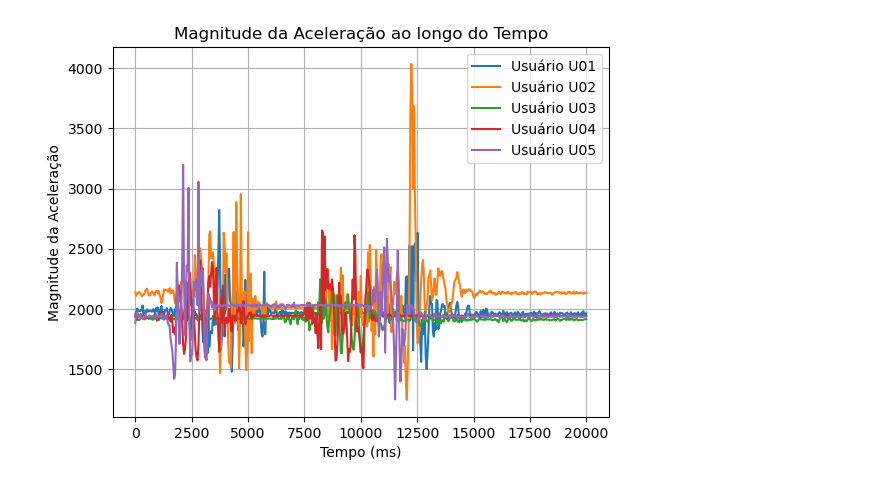
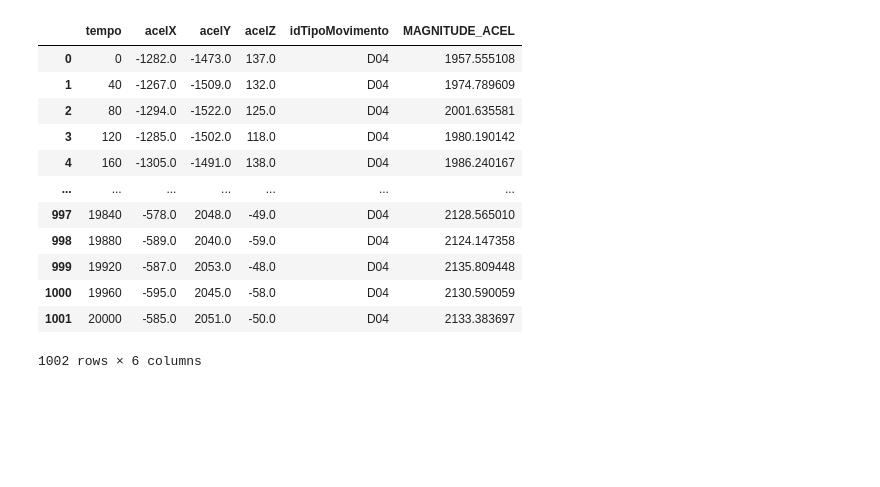
Before and after one commit to juliaborgess18/classificador-de-padroes-de-mobilidade, a Jupyter notebook: src/ml/D04.ipynb, the cells around one changed output. Cells and saved outputs as stored; diff of their text form; code cells hidden in the pictures; blank space fills up the shorter version.

```diff
--- a/src/ml/D04.ipynb
+++ b/src/ml/D04.ipynb
@@ -40,46 +45,57 @@ for i in range(1,6):
         if os.path.exists(file_path_fall):
             dataframe = pd.read_csv(file_path_fall)
             dataframe['idUsuario'] = f'U{i:02d}'
             dataframe['idTipoMovimento'] = f'F{j:02d}'
             dfs.append(dataframe)
 
 dataframe = pd.concat(dfs, ignore_index=True)
 
 movimentos_formatados = {"D01":"Caminhando",
 "D02":"Correndo",
-"D03":"Subindo e descendo escadas",
+# "D03":"Subindo e descendo escadas", nao possui no dataset
 "D04":"Sentando em uma cadeira, esperar um momento e levantar-se",
 "D05":"Sentado por um momento, tentar levantar-se e cair na cadeira",
 "D06":"Agachando (dobrando os joelhos), amarrar sapatos e levantar-se",
 "D07":"Tropeçar enquanto caminha",
 "D08":"Pular suavemente sem cair(tentando alcançar um objeto)",
 "D09":"Bater na mesa com a mão",
 "D10":"Batendo palmas",
 "F01":"Queda para frente ao caminhar causada por escorregão",
 "F02":"Queda lateral ao caminhar causada por escorregão",
 "F03":"Queda para trás ao caminhar causada por escorregão",
 "F04":"Queda para frente ao caminhar causada por tropeço",
 "F05":"Queda para trás ao tentar sentar-se",
 "F06":"Queda para frente enquanto sentado, causada por desmaio ou adormecimento",
 "F07":"Queda para trás enquanto sentado, causada por desmaio ou adormecimento",
 "F08":"Queda lateral enquanto sentado, causada por desmaio ou adormecimento",
 }
 
-colunas_selecionadas = ['idUsuario','tempo','acelX', 'acelY', 'acelZ' ,'idTipoMovimento']
+colunas_selecionadas = ['tempo','acelX', 'acelY', 'acelZ' ,'idTipoMovimento']
 dataframe = dataframe[colunas_selecionadas]
 dataframe['MAGNITUDE_ACEL']   = np.sqrt(dataframe['acelX']**2 + dataframe['acelY']**2 + dataframe['acelZ']**2)
 dataframe = dataframe[dataframe['idTipoMovimento'].isin(['D04'])]
-# dataframe = dataframe[dataframe['idUsuario'].isin(['U01','U'])]
+# dataframe = dataframe[dataframe['idUsuario'].isin(['U01'])]
+dataframe = dataframe[['tempo','acelX', 'acelY', 'acelZ' ,'idTipoMovimento','MAGNITUDE_ACEL']]
+dataframe = dataframe.reset_index(drop=True)
+primeiro_dataframe = dataframe.iloc[0:501]
+segundo_dataframe = dataframe.iloc[501:1002]
+# dataframe.shape
+intervalos = []
+intervalos.append(primeiro_dataframe)
+intervalos.append(segundo_dataframe)
+dataframe = pd.concat(intervalos, ignore_index=True)
+dataframe #selecionando somente U01 e U02 (usuários com gráficos similares)
+# %% [output]
+|  | tempo | acelX | acelY | acelZ | idTipoMovimento | MAGNITUDE_ACEL |
+| 0 | 0 | -1282.0 | -1473.0 | 137.0 | D04 | 1957.555108 |
+| 1 | 40 | -1267.0 | -1509.0 | 132.0 | D04 | 1974.789609 |
+| 2 | 80 | -1294.0 | -1522.0 | 125.0 | D04 | 2001.635581 |
+| 3 | 120 | -1285.0 | -1502.0 | 118.0 | D04 | 1980.190142 |
+| 4 | 160 | -1305.0 | -1491.0 | 138.0 | D04 | 1986.240167 |
+| ... | ... | ... | ... | ... | ... | ... |
+| 997 | 19840 | -578.0 | 2048.0 | -49.0 | D04 | 2128.565010 |
+| 998 | 19880 | -589.0 | 2040.0 | -59.0 | D04 | 2124.147358 |
+| 999 | 19920 | -587.0 | 2053.0 | -48.0 | D04 | 2135.809448 |
+| 1000 | 19960 | -595.0 | 2045.0 | -58.0 | D04 | 2130.590059 |
+| 1001 | 20000 | -585.0 | 2051.0 | -50.0 | D04 | 2133.383697 |
+1002 rows × 6 columns
-# %%
-for user_id in dataframe['idUsuario'].unique():
-    user_data = dataframe[dataframe['idUsuario'] == user_id]
-    plt.plot(user_data['tempo'], user_data['MAGNITUDE_ACEL'], label=f'Usuário {user_id}')
-
-plt.xlabel('Tempo (ms)')
-plt.ylabel('Magnitude da Aceleração')
-plt.title('Magnitude da Aceleração ao longo do Tempo')
-plt.grid(True)
-plt.legend()
-plt.show()
-# %% [output]
-[figure, removed]
```
Also changed, not shown: parts of 13 cells of this notebook, 13 other files.
